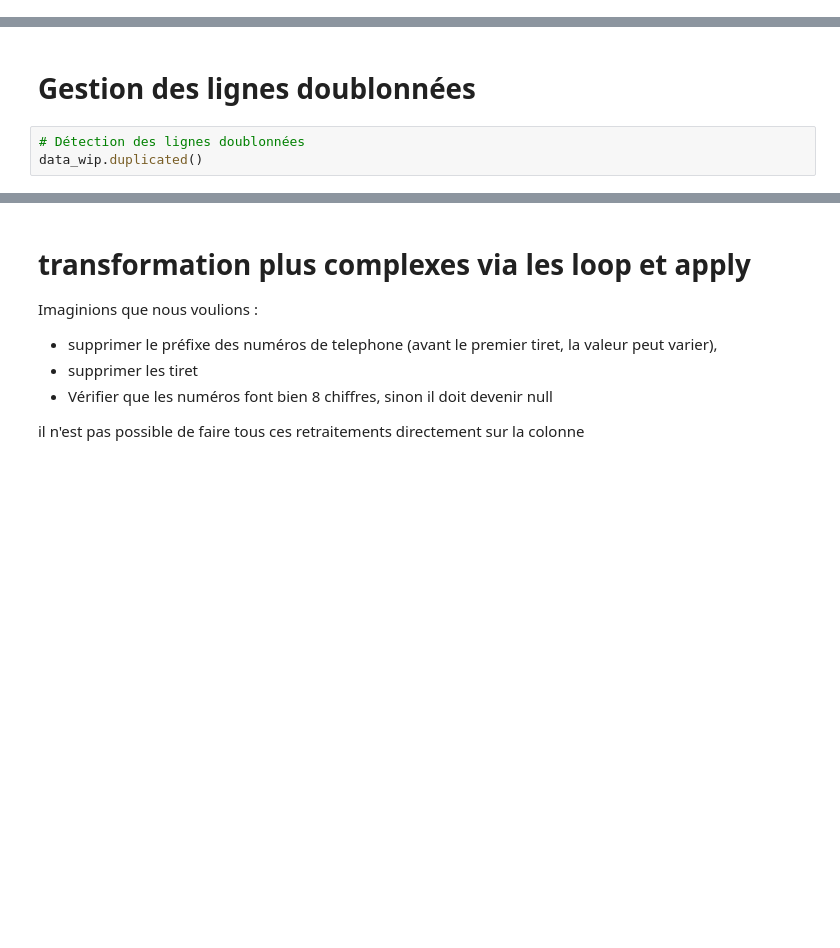
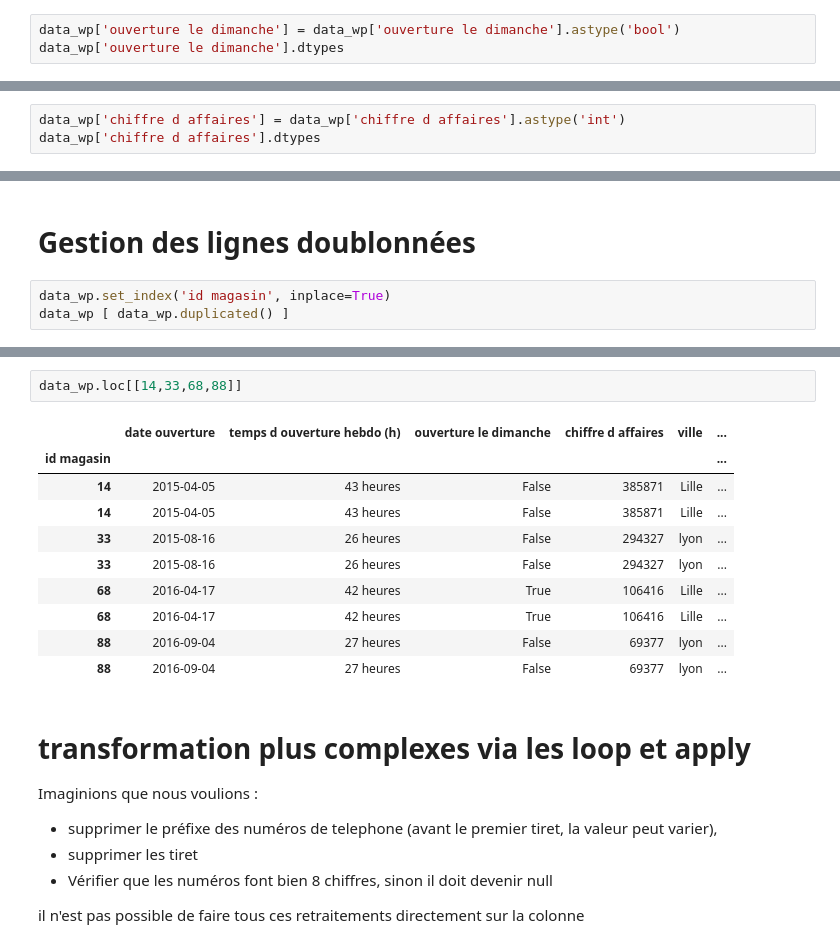
Before and after one commit to nevillemakoyi/Pandas_basic, a Jupyter notebook: notebooks/3 - data cleaning avec pandas - cours - élève.ipynb, the cells around one changed output, grey strips where cells are left out. Cells and saved outputs as stored; diff of their text form; blank space fills up the shorter version.

Commit message:
duplicated removed

```diff
--- a/notebooks/3 - data cleaning avec pandas - cours - élève.ipynb
+++ b/notebooks/3 - data cleaning avec pandas - cours - élève.ipynb
@@ -395,3 +393,6 @@ data_wp['date ouverture'] = pd.to_datetime(data_wp['date ouverture'], format='%d
 data_wp['date ouverture'].dtypes
 # %% [output]
 dtype('<M8[ns]')
+# %%
+data_wp['ouverture le dimanche'] = data_wp['ouverture le dimanche'].astype('bool')
+data_wp['ouverture le dimanche'].dtypes
@@ -409,3 +413,6 @@ ouverture le dimanche                  object
 ville                                  object
 numero de telephone                    object
 dtype: object
+# %%
+data_wp['chiffre d affaires'] = data_wp['chiffre d affaires'].astype('int')
+data_wp['chiffre d affaires'].dtypes
@@ -445,5 +470,5 @@ Remplacer via une valeur calculée (moyenne ou médiane)
 # %% [markdown]
 <h1> Gestion des lignes doublonnées </h1>
 # %%
-# Détection des lignes doublonnées
-data_wip.duplicated()
+data_wp.set_index('id magasin', inplace=True)
+data_wp [ data_wp.duplicated() ]
@@ -450,3 +482,16 @@ data_wip.duplicated()
+# %%
+data_wp.loc[[14,33,68,88]]
+# %% [output]
+|  | date ouverture | temps d ouverture hebdo (h) | ouverture le dimanche | chiffre d affaires | ville | ... |
+| id magasin |  |  |  |  |  | ... |
+| 14 | 2015-04-05 | 43 heures | False | 385871 | Lille | ... |
+| 14 | 2015-04-05 | 43 heures | False | 385871 | Lille | ... |
+| 33 | 2015-08-16 | 26 heures | False | 294327 | lyon | ... |
+| 33 | 2015-08-16 | 26 heures | False | 294327 | lyon | ... |
+| 68 | 2016-04-17 | 42 heures | True | 106416 | Lille | ... |
+| 68 | 2016-04-17 | 42 heures | True | 106416 | Lille | ... |
+| 88 | 2016-09-04 | 27 heures | False | 69377 | lyon | ... |
+| 88 | 2016-09-04 | 27 heures | False | 69377 | lyon | ... |
 # %% [markdown]
 <h1> transformation plus complexes via les loop et apply </h1>
 
```
Also changed, not shown: parts of 19 cells of this notebook.
